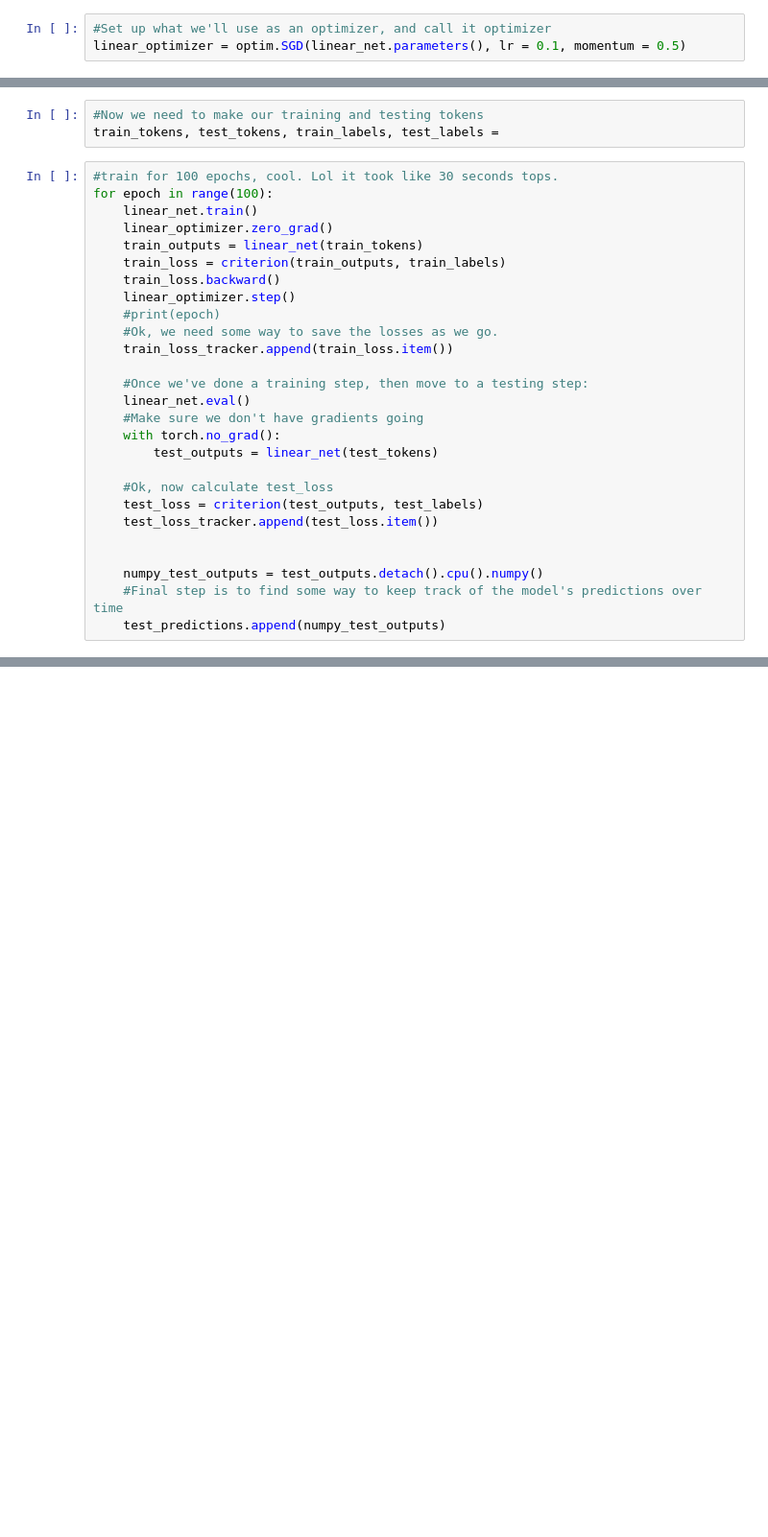
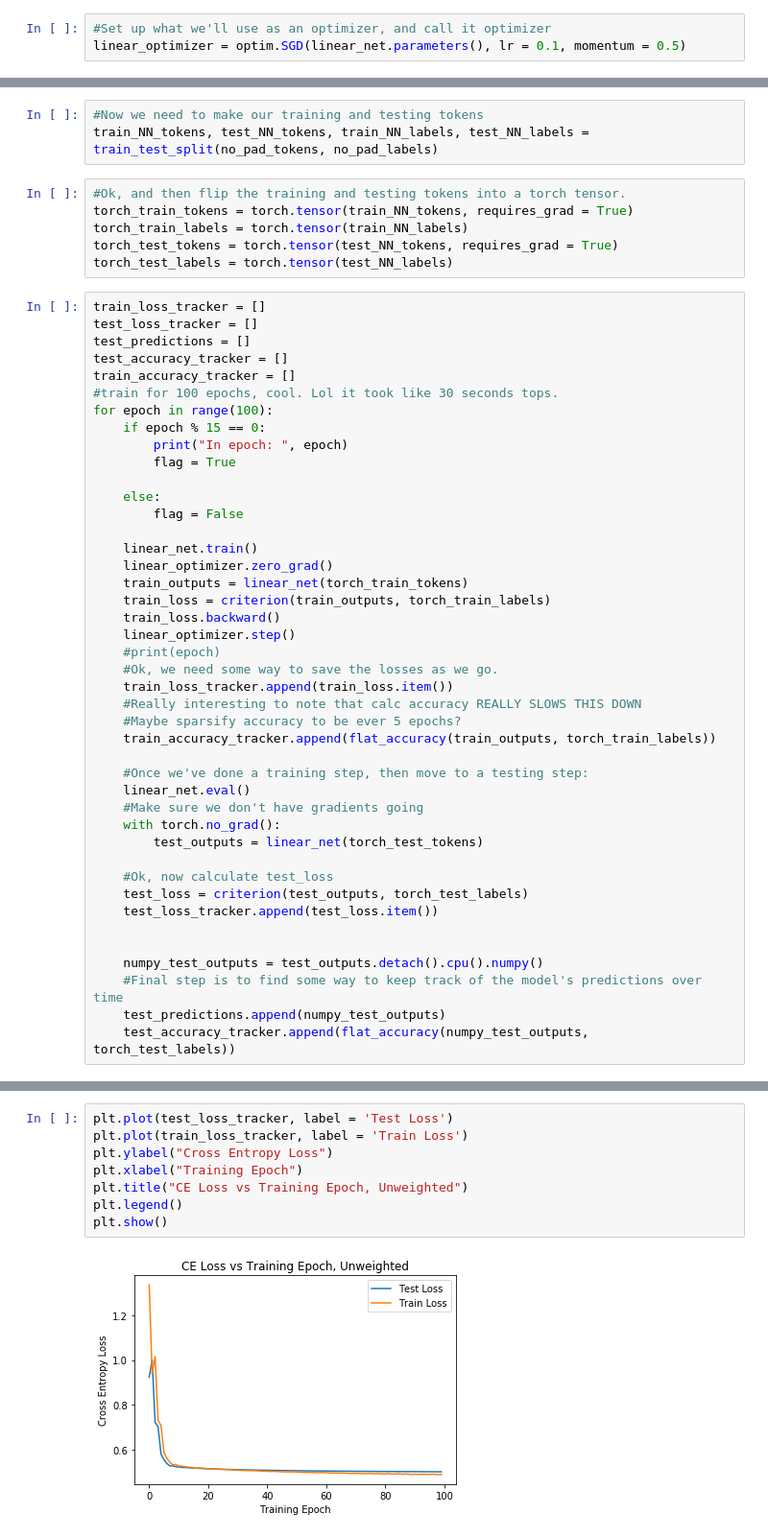
Before and after one commit to JonathanOnorato/BERT_Explore, a Jupyter notebook: BERTplusClassifier.ipynb, the cells around one changed output, grey strips where cells are left out. Shown: that part at 96% size. Cells and saved outputs as stored; diff of their text form; blank space fills up the shorter version.

Commit message:
Updated NN to have functional plotting and weights. Cleaned Documentation.

```diff
--- a/BERTplusClassifier.ipynb
+++ b/BERTplusClassifier.ipynb
@@ -1349,31 +1161,53 @@ test_predictions = []
 # %%
 #Now we need to make our training and testing tokens
-train_tokens, test_tokens, train_labels, test_labels =
+train_NN_tokens, test_NN_tokens, train_NN_labels, test_NN_labels = train_test_split(no_pad_tokens, no_pad_labels)
+# %%
+#Ok, and then flip the training and testing tokens into a torch tensor.
+torch_train_tokens = torch.tensor(train_NN_tokens, requires_grad = True)
+torch_train_labels = torch.tensor(train_NN_labels)
+torch_test_tokens = torch.tensor(test_NN_tokens, requires_grad = True)
+torch_test_labels = torch.tensor(test_NN_labels)
 # %%
+train_loss_tracker = []
+test_loss_tracker = []
+test_predictions = []
+test_accuracy_tracker = []
+train_accuracy_tracker = []
 #train for 100 epochs, cool. Lol it took like 30 seconds tops.
 for epoch in range(100):
+    if epoch % 15 == 0:
+        print("In epoch: ", epoch)
+        flag = True
+
+    else:
+        flag = False
+
     linear_net.train()
     linear_optimizer.zero_grad()
-    train_outputs = linear_net(train_tokens)
-    train_loss = criterion(train_outputs, train_labels)
+    train_outputs = linear_net(torch_train_tokens)
+    train_loss = criterion(train_outputs, torch_train_labels)
     train_loss.backward()
     linear_optimizer.step()
     #print(epoch)
     #Ok, we need some way to save the losses as we go.
     train_loss_tracker.append(train_loss.item())
+    #Really interesting to note that calc accuracy REALLY SLOWS THIS DOWN
+    #Maybe sparsify accuracy to be ever 5 epochs?
+    train_accuracy_tracker.append(flat_accuracy(train_outputs, torch_train_labels))
 
     #Once we've done a training step, then move to a testing step:
     linear_net.eval()
     #Make sure we don't have gradients going
     with torch.no_grad():
-        test_outputs = linear_net(test_tokens)
+        test_outputs = linear_net(torch_test_tokens)
 
     #Ok, now calculate test_loss
-    test_loss = criterion(test_outputs, test_labels)
+    test_loss = criterion(test_outputs, torch_test_labels)
     test_loss_tracker.append(test_loss.item())
 
 
     numpy_test_outputs = test_outputs.detach().cpu().numpy()
     #Final step is to find some way to keep track of the model's predictions over time
     test_predictions.append(numpy_test_outputs)
+    test_accuracy_tracker.append(flat_accuracy(numpy_test_outputs, torch_test_labels))
 # %% [output]
@@ -1380,0 +1231,10 @@ TypeError: dropout(): argument 'input' (position 1) must be Tensor, not list
+# %%
+plt.plot(test_loss_tracker, label = 'Test Loss')
+plt.plot(train_loss_tracker, label = 'Train Loss')
+plt.ylabel("Cross Entropy Loss")
+plt.xlabel("Training Epoch")
+plt.title("CE Loss vs Training Epoch, Unweighted")
+plt.legend()
+plt.show()
+# %% [output]
+[figure, added]
```
Also changed, not shown: parts of 88 cells of this notebook.
